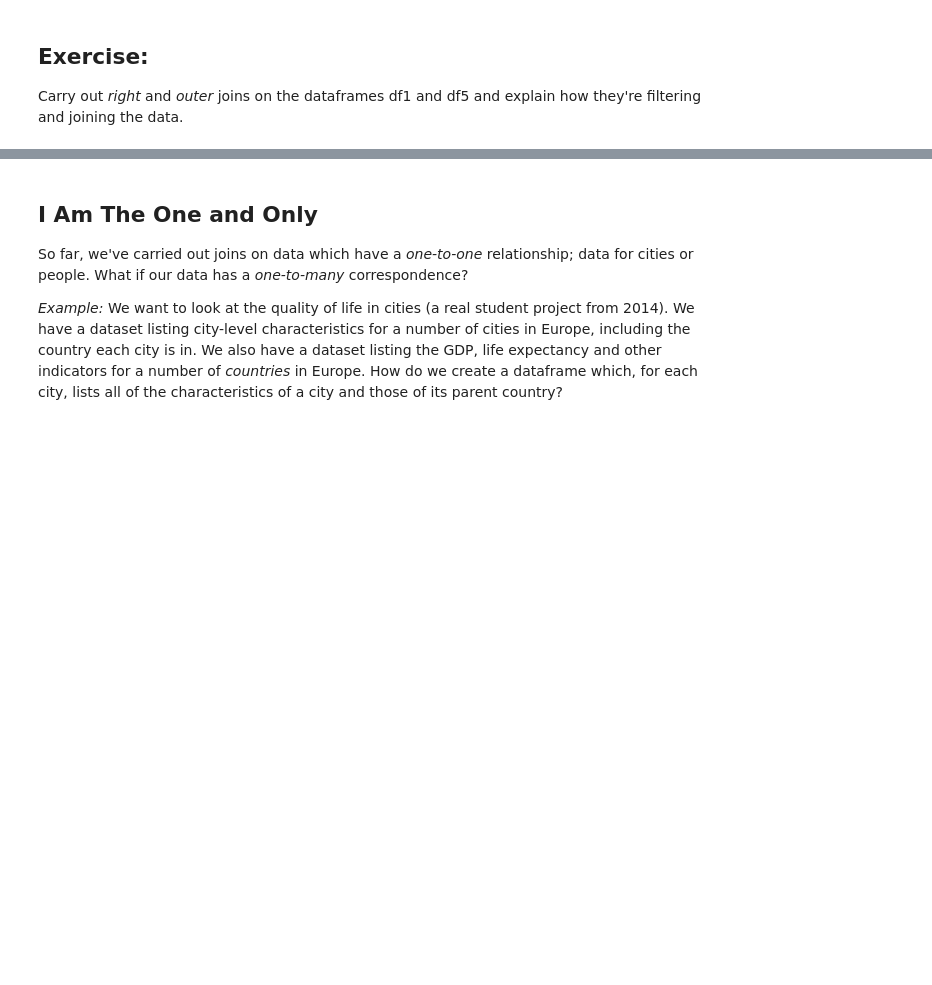
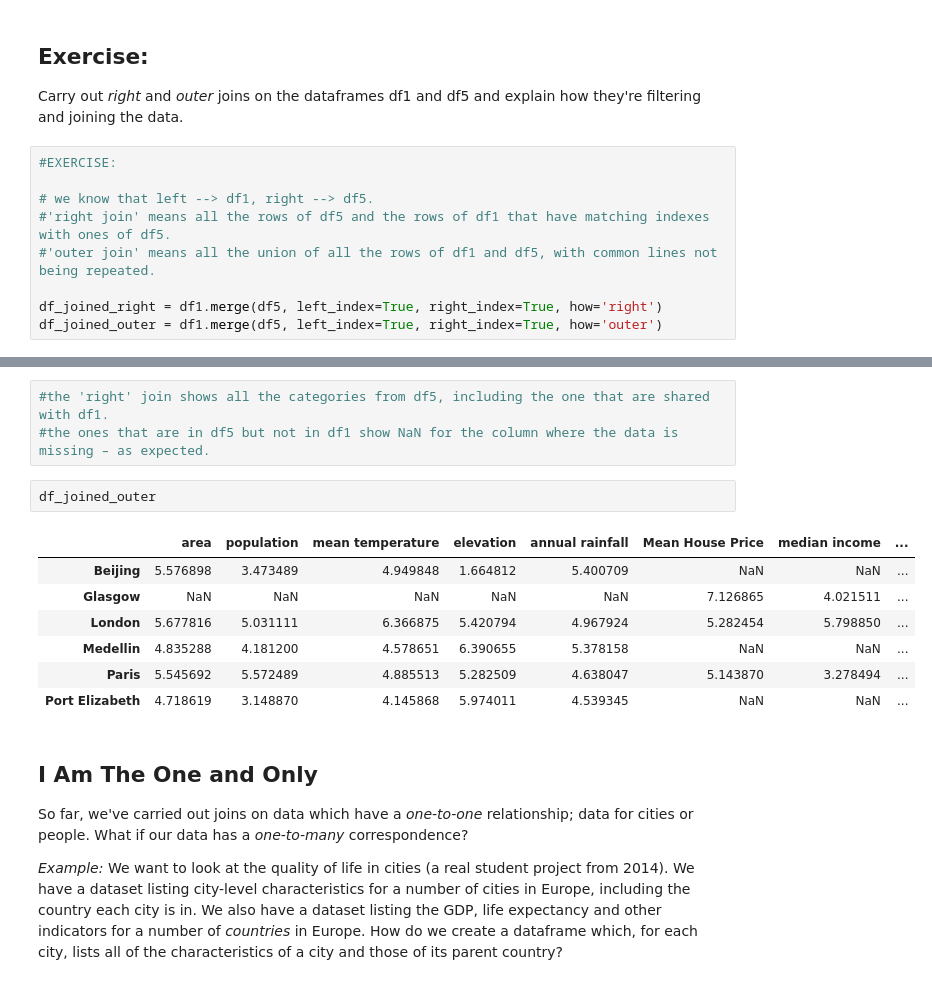
Before and after one commit to alixtrn/QM2, a Jupyter notebook: W3_Merging_and_Joining_in_Python.ipynb, the cells around one changed output, grey strips where cells are left out. Drawn from its saved outputs; the diff is of its cells as text; blank space fills up the shorter version.

```diff
--- a/W3_Merging_and_Joining_in_Python.ipynb
+++ b/W3_Merging_and_Joining_in_Python.ipynb
@@ -420,3 +388,12 @@ As we see, the missing data appears as **NaN** - Not a Number.
 ## Exercise:
 
 Carry out *right* and *outer* joins on the dataframes df1 and df5 and explain how they're filtering and joining the data.
+# %%
+#EXERCISE:
+
+# we know that left --> df1, right --> df5.
+#'right join' means all the rows of df5 and the rows of df1 that have matching indexes with ones of df5.
+#'outer join' means all the union of all the rows of df1 and df5, with common lines not being repeated.
+
+df_joined_right = df1.merge(df5, left_index=True, right_index=True, how='right')
+df_joined_outer = df1.merge(df5, left_index=True, right_index=True, how='outer')
@@ -423,3 +423,16 @@ Carry out *right* and *outer* joins on the dataframes df1 and df5 and explain ho
+# %%
+#the 'right' join shows all the categories from df5, including the one that are shared with df1.
+#the ones that are in df5 but not in df1 show NaN for the column where the data is missing – as expected.
+# %%
+df_joined_outer
+# %% [output]
+|  | area | population | mean temperature | elevation | annual rainfall | Mean House Price | median income | ... |
+| Beijing | 5.576898 | 3.473489 | 4.949848 | 1.664812 | 5.400709 | NaN | NaN | ... |
+| Glasgow | NaN | NaN | NaN | NaN | NaN | 7.126865 | 4.021511 | ... |
+| London | 5.677816 | 5.031111 | 6.366875 | 5.420794 | 4.967924 | 5.282454 | 5.798850 | ... |
+| Medellin | 4.835288 | 4.181200 | 4.578651 | 6.390655 | 5.378158 | NaN | NaN | ... |
+| Paris | 5.545692 | 5.572489 | 4.885513 | 5.282509 | 4.638047 | 5.143870 | 3.278494 | ... |
+| Port Elizabeth | 4.718619 | 3.148870 | 4.145868 | 5.974011 | 4.539345 | NaN | NaN | ... |
 # %% [markdown]
 ## I Am The One and Only
 
```
Also changed, not shown: parts of 8 cells of this notebook.
